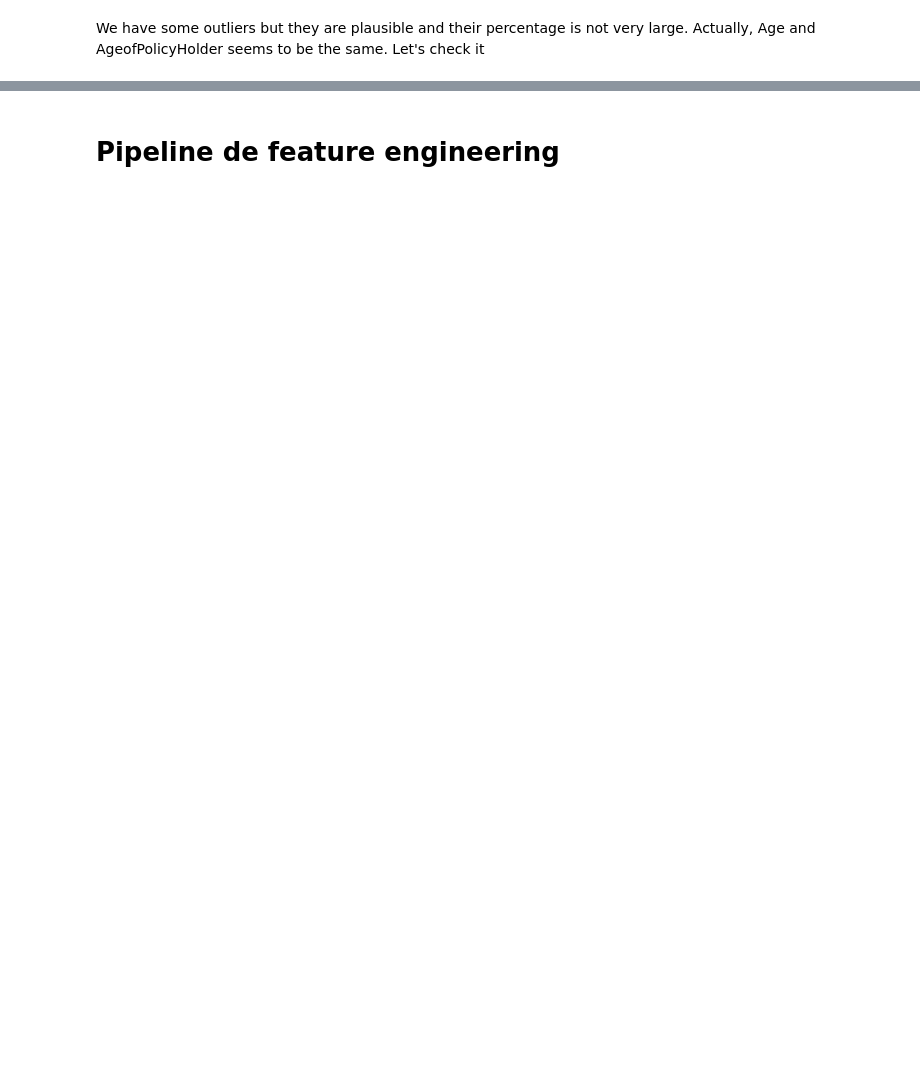
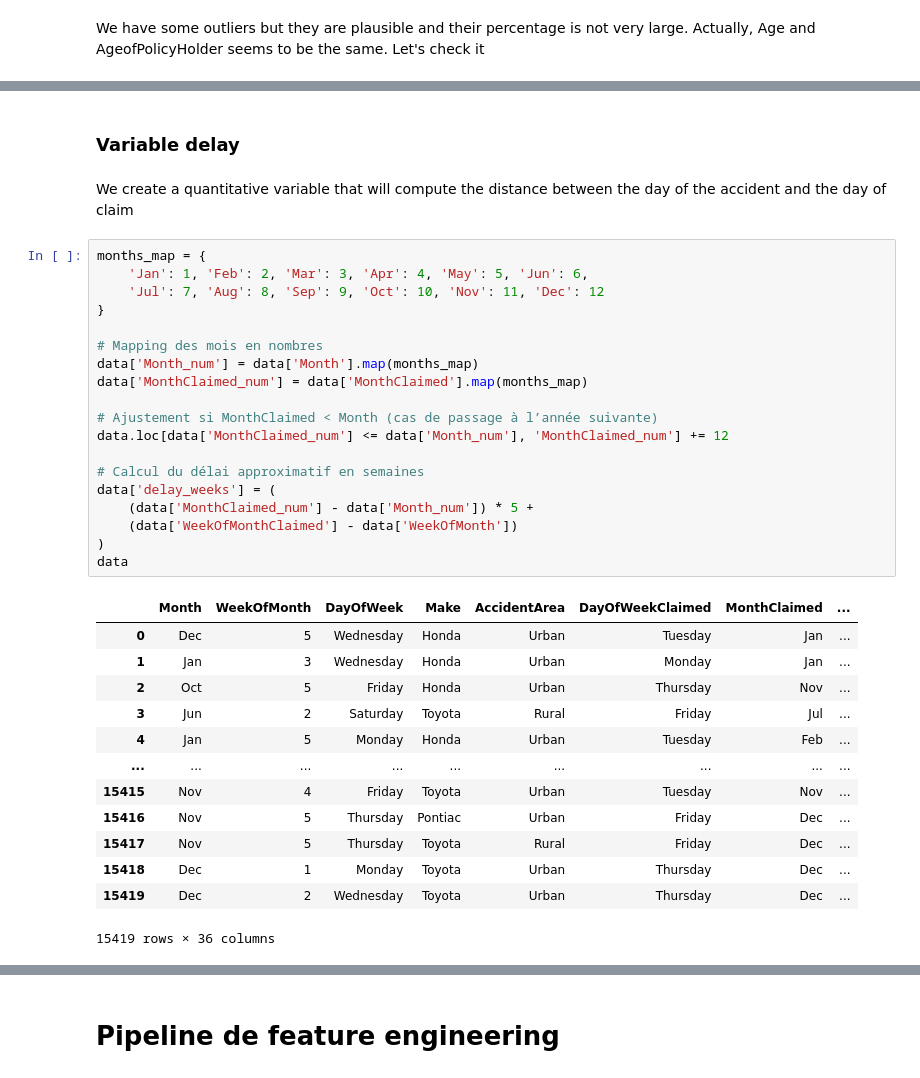
Before and after one commit to LarrySANDJO/PROJET_STATAPP, a Jupyter notebook: Notebooks/EDA_Josette.ipynb, the cells around one changed output, grey strips where cells are left out. Cells and saved outputs as stored; diff of their text form; blank space fills up the shorter version.

```diff
--- a/Notebooks/EDA_Josette.ipynb
+++ b/Notebooks/EDA_Josette.ipynb
@@ -418,0 +457,37 @@ On a une dépendance forte entre les variables.
+# %% [markdown]
+### Variable delay
+# %% [markdown]
+We create a quantitative variable that will compute the distance between the day of the accident and the day of claim
+# %%
+months_map = {
+    'Jan': 1, 'Feb': 2, 'Mar': 3, 'Apr': 4, 'May': 5, 'Jun': 6,
+    'Jul': 7, 'Aug': 8, 'Sep': 9, 'Oct': 10, 'Nov': 11, 'Dec': 12
+}
+
+# Mapping des mois en nombres
+data['Month_num'] = data['Month'].map(months_map)
+data['MonthClaimed_num'] = data['MonthClaimed'].map(months_map)
+
+# Ajustement si MonthClaimed < Month (cas de passage à l’année suivante)
+data.loc[data['MonthClaimed_num'] <= data['Month_num'], 'MonthClaimed_num'] += 12
+
+# Calcul du délai approximatif en semaines
+data['delay_weeks'] = (
+    (data['MonthClaimed_num'] - data['Month_num']) * 5 +
+    (data['WeekOfMonthClaimed'] - data['WeekOfMonth'])
+)
+data
+# %% [output]
+|  | Month | WeekOfMonth | DayOfWeek | Make | AccidentArea | DayOfWeekClaimed | MonthClaimed | ... |
+| 0 | Dec | 5 | Wednesday | Honda | Urban | Tuesday | Jan | ... |
+| 1 | Jan | 3 | Wednesday | Honda | Urban | Monday | Jan | ... |
+| 2 | Oct | 5 | Friday | Honda | Urban | Thursday | Nov | ... |
+| 3 | Jun | 2 | Saturday | Toyota | Rural | Friday | Jul | ... |
+| 4 | Jan | 5 | Monday | Honda | Urban | Tuesday | Feb | ... |
+| ... | ... | ... | ... | ... | ... | ... | ... | ... |
+| 15415 | Nov | 4 | Friday | Toyota | Urban | Tuesday | Nov | ... |
+| 15416 | Nov | 5 | Thursday | Pontiac | Urban | Friday | Dec | ... |
+| 15417 | Nov | 5 | Thursday | Toyota | Rural | Friday | Dec | ... |
+| 15418 | Dec | 1 | Monday | Toyota | Urban | Thursday | Dec | ... |
+| 15419 | Dec | 2 | Wednesday | Toyota | Urban | Thursday | Dec | ... |
+15419 rows × 36 columns
```
Also changed, not shown: parts of 45 cells of this notebook, 1 other file.
